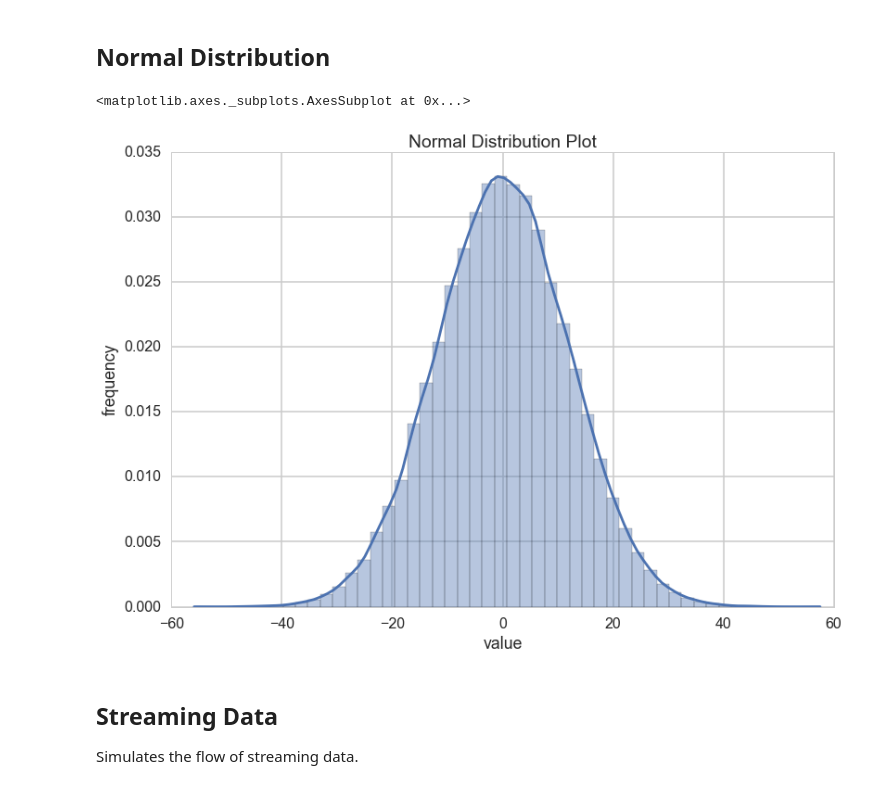
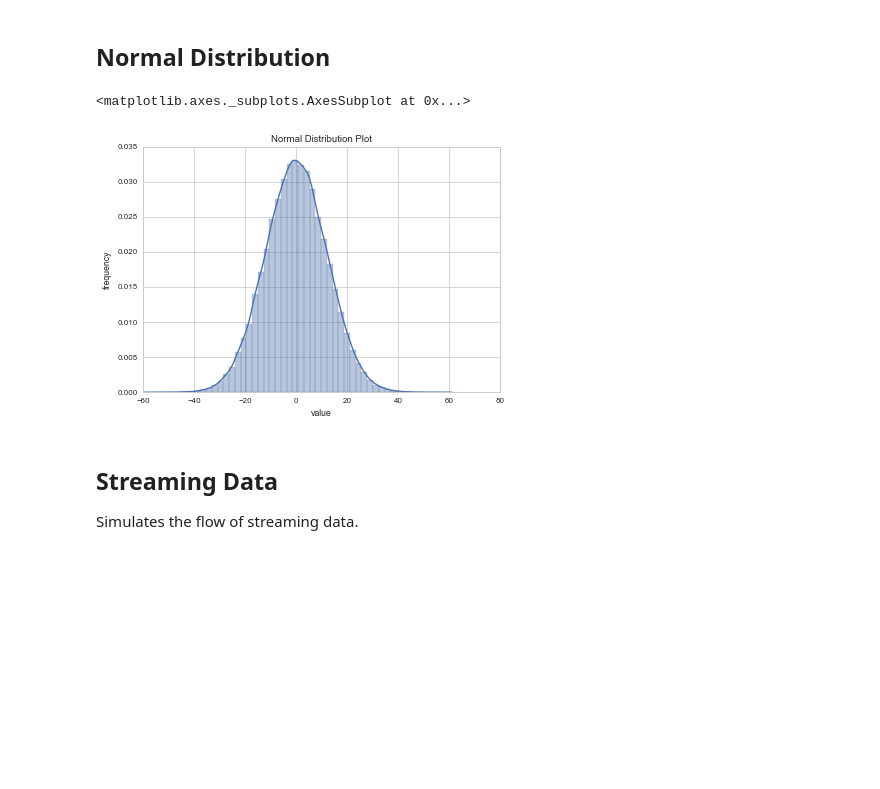
Before and after one commit to tipsybear/actors-simulation, a Jupyter notebook: notebooks/distributions.ipynb, the cells around one changed output. Cells and saved outputs as stored; diff of their text form; code cells hidden in the pictures; blank space fills up the shorter version.

Commit message:
figures and additional text

```diff
--- a/notebooks/distributions.ipynb
+++ b/notebooks/distributions.ipynb
@@ -18,10 +18,10 @@ Uniform(0, 100).plot(n=100000, context='poster')
 # %% [markdown]
 ## Normal Distribution
 # %%
-Normal(0, 12).plot(n=100000, context='poster')
+Normal(0, 12).plot(n=100000, context='paper')
 # %% [output]
 <matplotlib.axes._subplots.AxesSubplot at 0x...>
-[figure, old version]
+[figure, new version]
 # %% [markdown]
 ## Streaming Data
 
```
Also changed, not shown: parts of 2 cells of this notebook, 12 other files.
